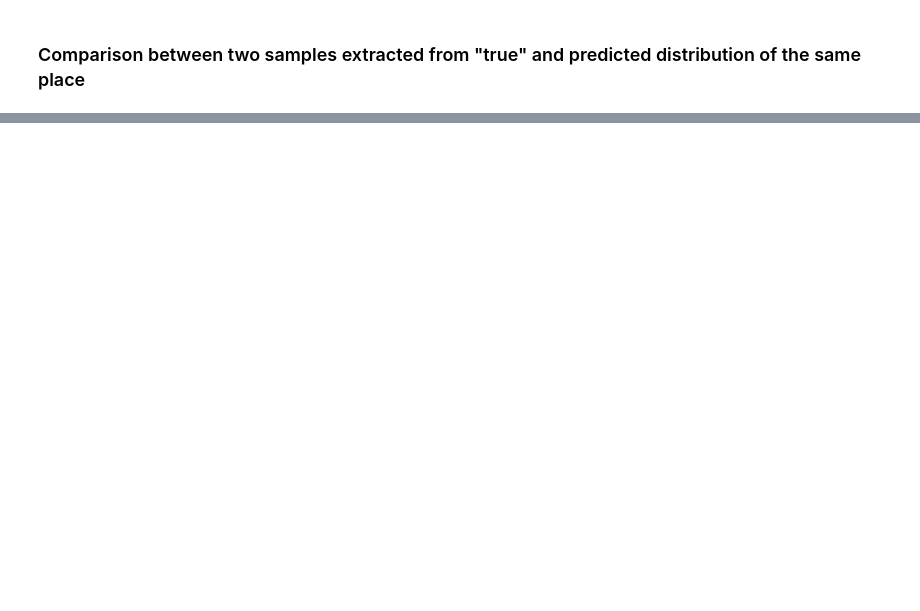
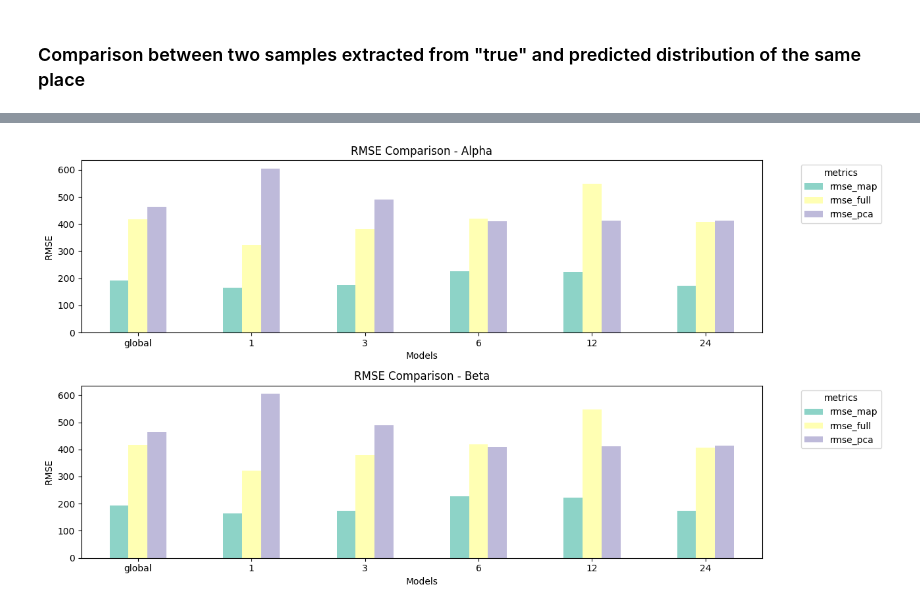
Before and after one commit to oshodiS/Rainfall-BetaEstimation, a Jupyter notebook: Rainfall BETA.ipynb, the cells around one changed output, grey strips where cells are left out. Drawn from its saved outputs; the diff is of its cells as text; code cells hidden in the pictures; blank space fills up the shorter version.

```diff
--- a/Rainfall BETA.ipynb
+++ b/Rainfall BETA.ipynb
@@ -838,0 +929,4 @@ True beta :  19.013652302300454 Predicted  beta : 25.609308
+# %%
+get_comparison_plot(alpha_metrics.iloc[:,3:6], beta_metrics.iloc[:,3:6], 'RMSE', 'Set3')
+# %% [output]
+[figure, added]
```
Also changed, not shown: parts of 42 cells of this notebook.
